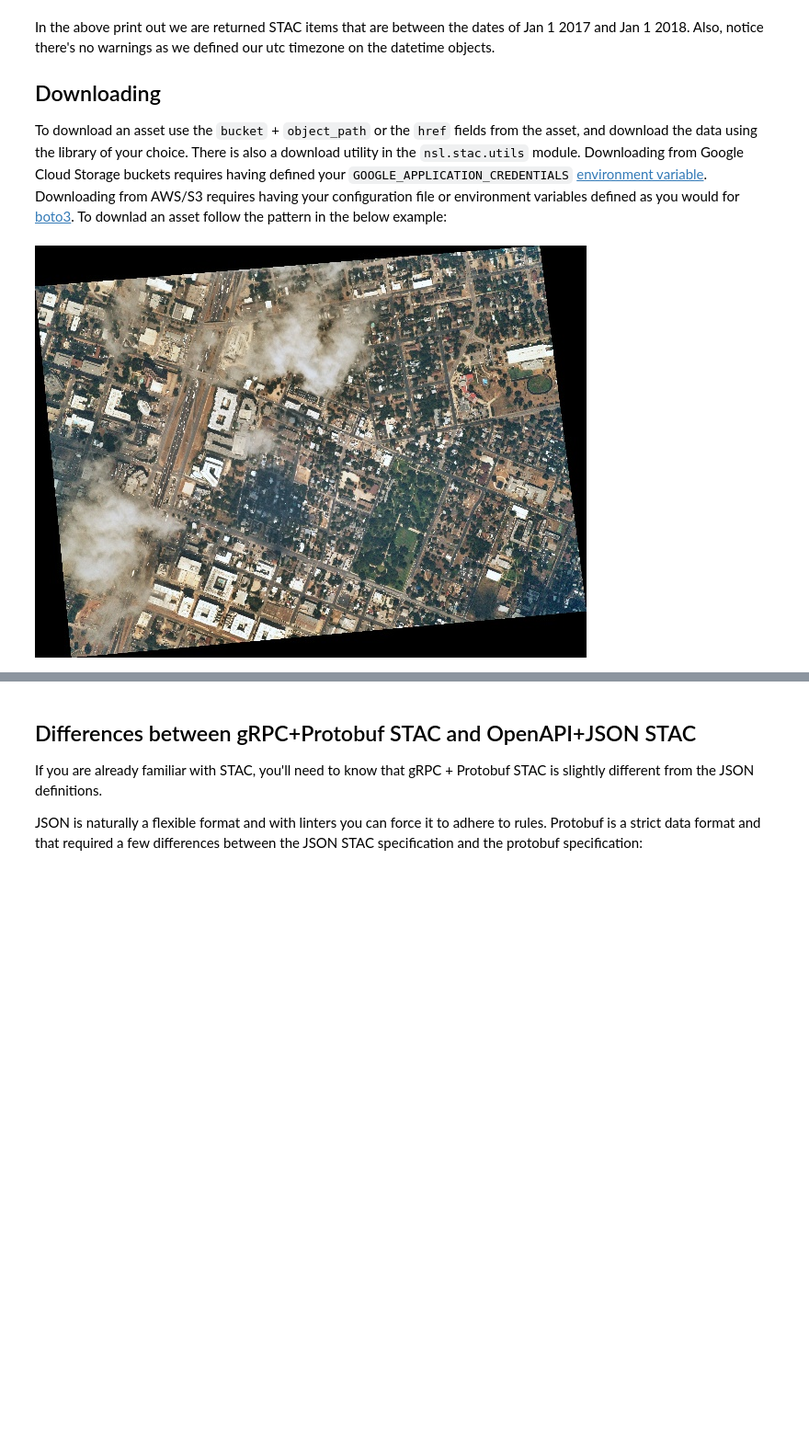
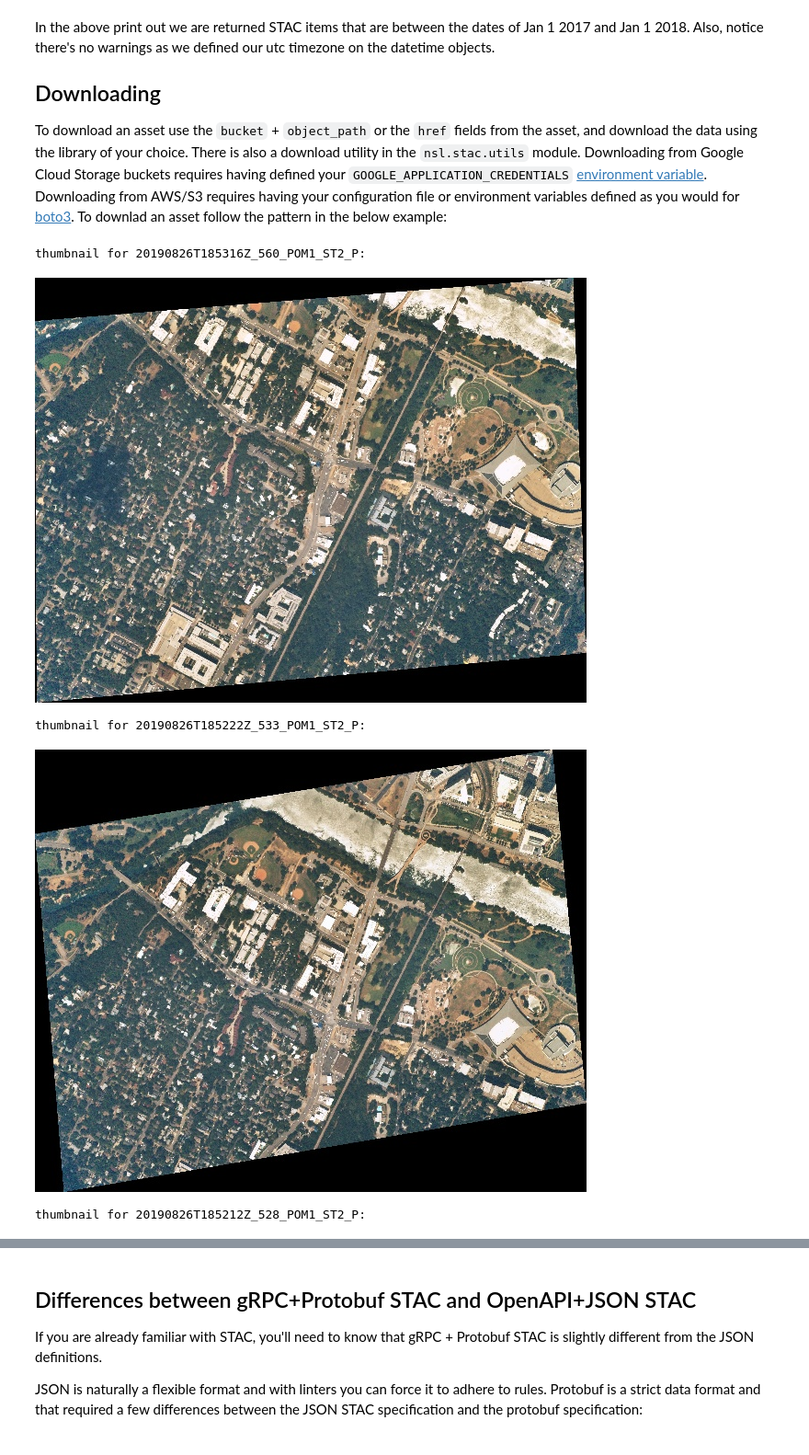
Before and after one commit to nearspacelabs/stac-client-python, a Jupyter notebook: README.ipynb, the cells around one changed output, grey strips where cells are left out. Shown at 92% size. Cells and saved outputs as stored; diff of their text form; code cells hidden in the pictures; blank space fills up the shorter version.

```diff
--- a/README.ipynb
+++ b/README.ipynb
@@ -346,24 +346,32 @@ To download an asset use the `bucket` + `object_path` or the `href` fields from
 # %%
 import tempfile
 from IPython.display import Image, display
 
 from nsl.stac.client import NSLClient
 from nsl.stac import utils
 from epl.protobuf.stac_pb2 import StacRequest
 
-stac_request = StacRequest(id='20190826T185828Z_715_POM1_ST2_P')
+colorado_river_wkt = 'LINESTRING(-97.75803689750262 30.266434949323585,-97.75344495566912 30.264544585776626,-97.74576310905047 30.262135246151697)'
+geometry_data = GeometryData(wkt=colorado_river_wkt,
+                             sr=SpatialReferenceData(wkid=4326))
+stac_request = StacRequest(geometry=geometry_data,
+                           limit=3)
 
 # get a client interface to the gRPC channel
 client = NSLClient()
-# for this request we might as well use the search one, as STAC ids ought to be unique
-stac_item = client.search_one(stac_request)
 
-# get the thumbnail asset from the assets map
-asset = stac_item.assets['THUMBNAIL_RGB']
+for stac_item in client.search(stac_request):
+    # get the thumbnail asset from the assets map
+    asset = stac_item.assets['THUMBNAIL_RGB']
 
-# (side-note delete=False in NamedTemporaryFile is only required for windows.)
-with tempfile.NamedTemporaryFile(suffix=".jpg", delete=False) as file_obj:
-    utils.download_asset(asset=asset, file_obj=file_obj)
-    display(Image(filename=file_obj.name))
+    # (side-note delete=False in NamedTemporaryFile is only required for windows.)
+    with tempfile.NamedTemporaryFile(suffix=".jpg", delete=False) as file_obj:
+        print("thumbnail for {0}:".format(stac_item.id))
+        utils.download_asset(asset=asset, file_obj=file_obj)
+        display(Image(filename=file_obj.name))
 # %% [output]
+thumbnail for 20190826T185316Z_560_POM1_ST2_P:
-[figure, old version]
+[figure, new version]
+thumbnail for 20190826T185222Z_533_POM1_ST2_P:
+[figure, added]
+thumbnail for 20190826T185212Z_528_POM1_ST2_P:
```
Also changed, not shown: parts of 1 cell of this notebook, 7 other files.
